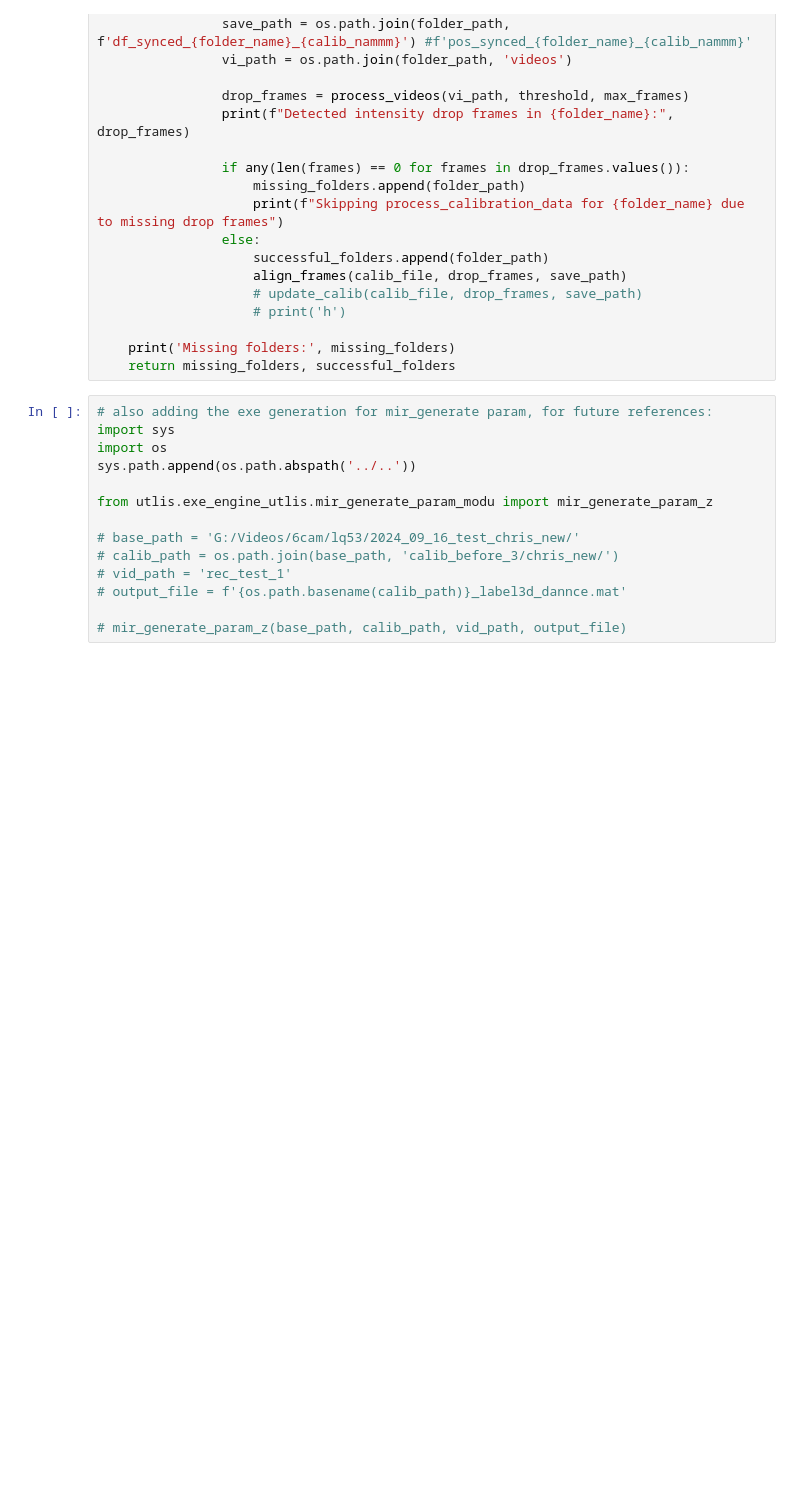
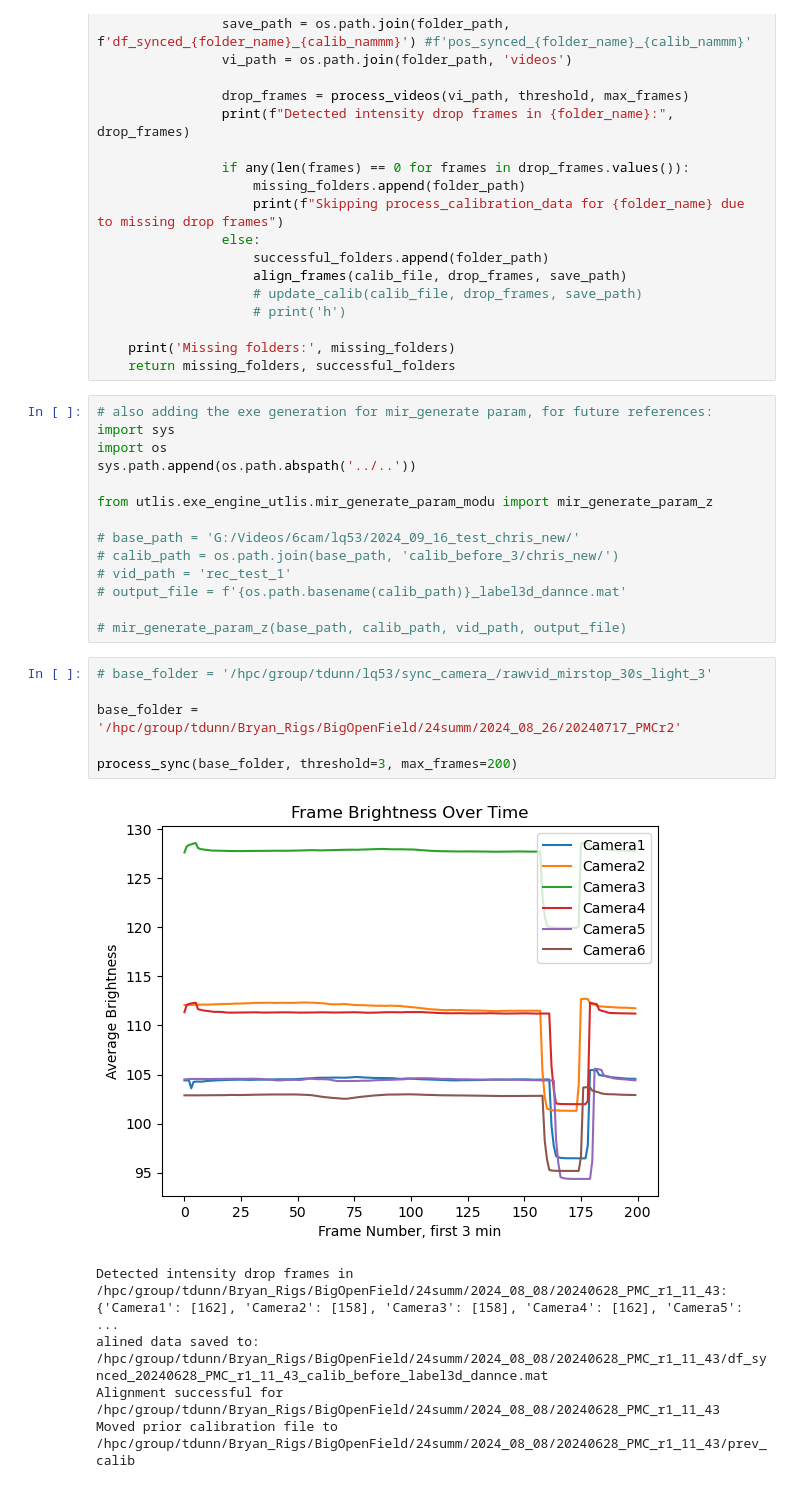
Before and after one commit to gadsfly/BBOP, a Jupyter notebook: execution/try/sync_df_from_raw_exe.ipynb, the cells around one changed output. Saved outputs shown, nothing was run; the diff lists cells and outputs as text; blank space fills up the shorter version.

```diff
--- a/execution/try/sync_df_from_raw_exe.ipynb
+++ b/execution/try/sync_df_from_raw_exe.ipynb
@@ -70,3 +70,15 @@ from utlis.exe_engine_utlis.mir_generate_param_modu import mir_generate_param_z
 # output_file = f'{os.path.basename(calib_path)}_label3d_dannce.mat'
 
 # mir_generate_param_z(base_path, calib_path, vid_path, output_file)
+# %%
+# base_folder = '/hpc/group/tdunn/lq53/sync_camera_/rawvid_mirstop_30s_light_3'
+
+base_folder = '/hpc/group/tdunn/Bryan_Rigs/BigOpenField/24summ/2024_08_26/20240717_PMCr2'
+
+process_sync(base_folder, threshold=3, max_frames=200)
+# %% [output]
+[figure, added]
+Detected intensity drop frames in /hpc/group/tdunn/Bryan_Rigs/BigOpenField/24summ/2024_08_08/20240628_PMC_r1_11_43: {'Camera1': [162], 'Camera2': [158], 'Camera3': [158], 'Camera4': [162], 'Camera5':  ...
+alined data saved to: /hpc/group/tdunn/Bryan_Rigs/BigOpenField/24summ/2024_08_08/20240628_PMC_r1_11_43/df_synced_20240628_PMC_r1_11_43_calib_before_label3d_dannce.mat
+Alignment successful for /hpc/group/tdunn/Bryan_Rigs/BigOpenField/24summ/2024_08_08/20240628_PMC_r1_11_43
+Moved prior calibration file to /hpc/group/tdunn/Bryan_Rigs/BigOpenField/24summ/2024_08_08/20240628_PMC_r1_11_43/prev_calib
```
Also changed, not shown: 2 other files.
